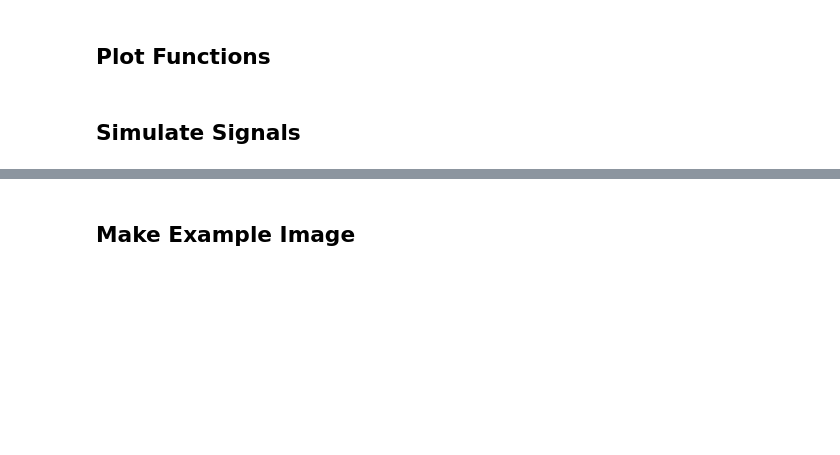
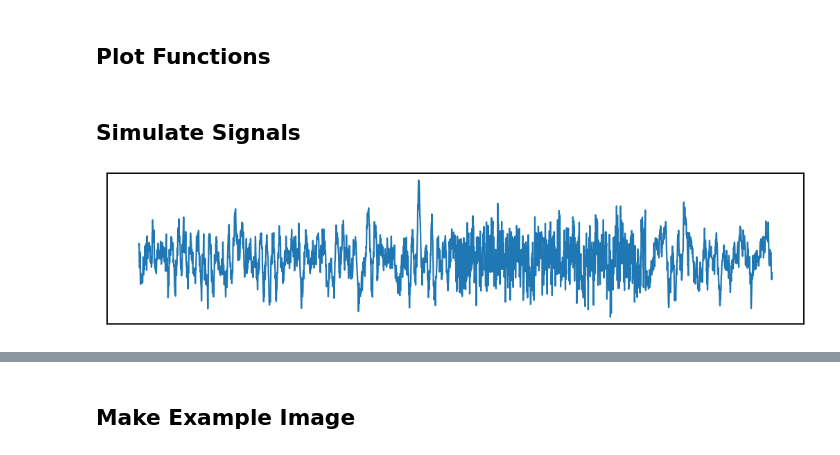
Before and after one commit to TomDonoghue/SigViz, a Jupyter notebook: notebooks/Models.ipynb, the cells around one changed output, grey strips where cells are left out. Cells and saved outputs as stored; diff of their text form; code cells hidden in the pictures; blank space fills up the shorter version.

```diff
--- a/notebooks/Models.ipynb
+++ b/notebooks/Models.ipynb
@@ -230,0 +281,5 @@ sig = sim_combined(N_SECONDS, FS, comps, comp_vars)
+# %%
+_, axes = plt.subplots(figsize=(18, 4))
+plot_timeseries(sig, ax=plt.gca())
+# %% [output]
+[figure, added]
```
Also changed, not shown: parts of 38 cells of this notebook.
